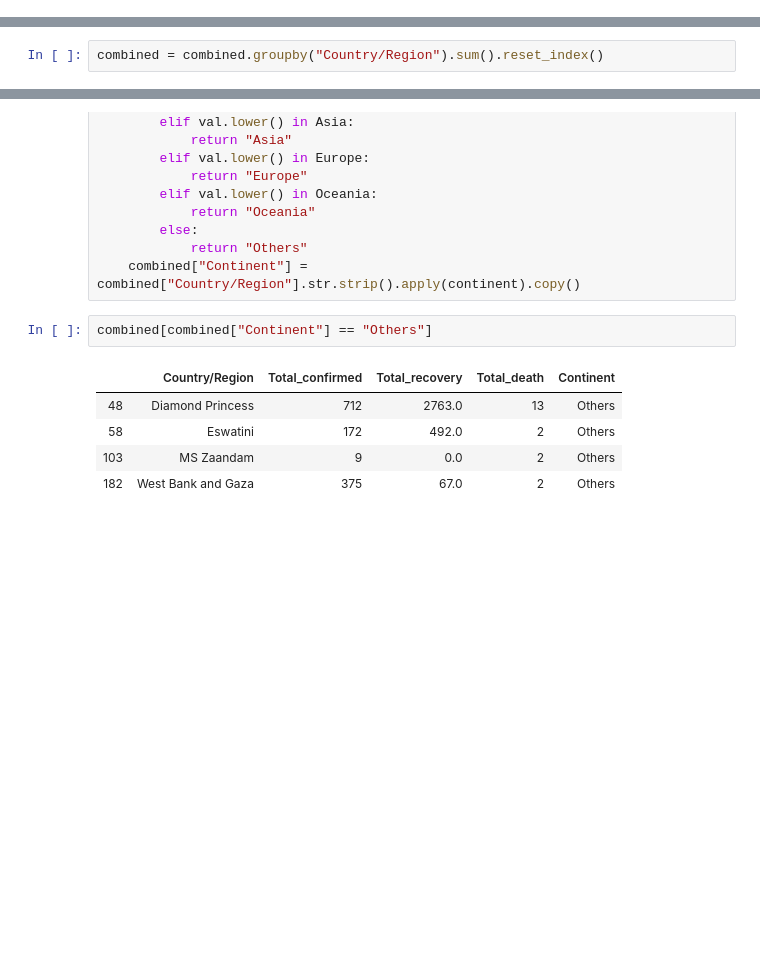
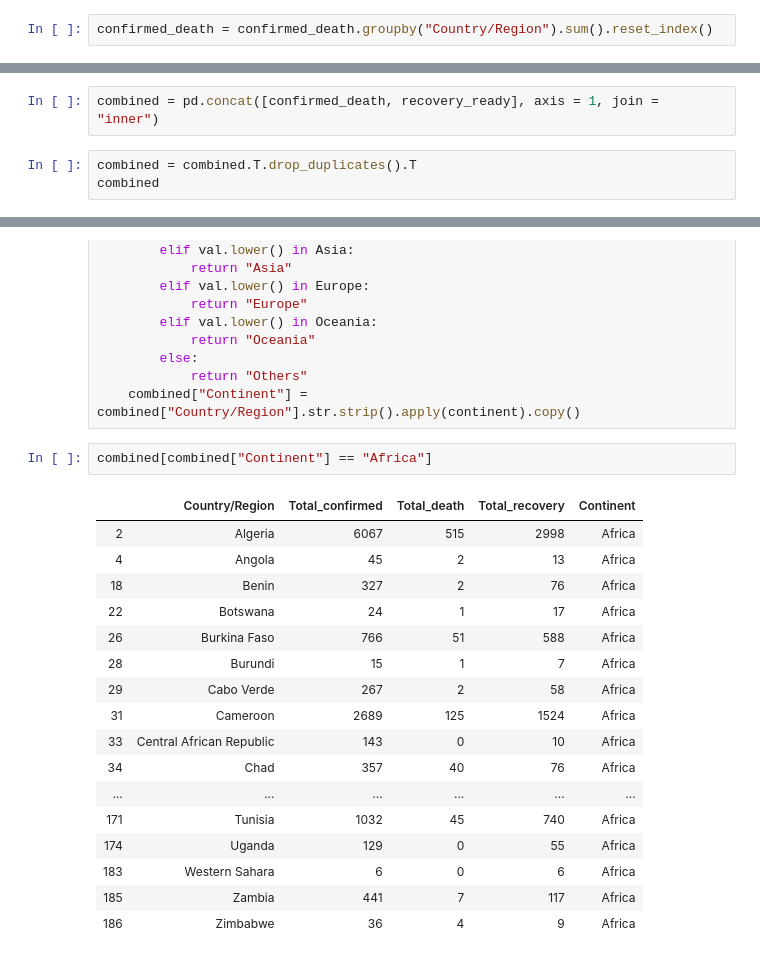
Before and after one commit to Predstan/COVID-19, a Jupyter notebook: covid_code.ipynb, the cells around one changed output, grey strips where cells are left out. Cells and saved outputs as stored; diff of their text form; blank space fills up the shorter version.

```diff
--- a/covid_code.ipynb
+++ b/covid_code.ipynb
@@ -171,0 +184,2 @@ combined.head(12)
+# %%
+confirmed_death = confirmed_death.groupby("Country/Region").sum().reset_index()
@@ -171,0 +188,5 @@ combined.head(12)
+# %%
+combined = pd.concat([confirmed_death, recovery_ready], axis = 1, join = "inner")
+# %%
+combined = combined.T.drop_duplicates().T
+combined
@@ -253,2 +272,0 @@ Name: Country/Region, Length: 187, dtype: int64
-# %%
-combined = combined.groupby("Country/Region").sum().reset_index()
@@ -285,13 +287,25 @@ with pd.option_context('mode.chained_assignment', None): #Avoiding Chained Assig
             return "Others"
     combined["Continent"] = combined["Country/Region"].str.strip().apply(continent).copy()
 # %%
-combined[combined["Continent"] == "Others"]
+combined[combined["Continent"] == "Africa"]
 # %% [output]
-|  | Country/Region | Total_confirmed | Total_recovery | Total_death | Continent |
-| 48 | Diamond Princess | 712 | 2763.0 | 13 | Others |
-| 58 | Eswatini | 172 | 492.0 | 2 | Others |
-| 103 | MS Zaandam | 9 | 0.0 | 2 | Others |
-| 182 | West Bank and Gaza | 375 | 67.0 | 2 | Others |
+|  | Country/Region | Total_confirmed | Total_death | Total_recovery | Continent |
+| 2 | Algeria | 6067 | 515 | 2998 | Africa |
+| 4 | Angola | 45 | 2 | 13 | Africa |
+| 18 | Benin | 327 | 2 | 76 | Africa |
+| 22 | Botswana | 24 | 1 | 17 | Africa |
+| 26 | Burkina Faso | 766 | 51 | 588 | Africa |
+| 28 | Burundi | 15 | 1 | 7 | Africa |
+| 29 | Cabo Verde | 267 | 2 | 58 | Africa |
+| 31 | Cameroon | 2689 | 125 | 1524 | Africa |
+| 33 | Central African Republic | 143 | 0 | 10 | Africa |
+| 34 | Chad | 357 | 40 | 76 | Africa |
+| ... | ... | ... | ... | ... | ... |
+| 171 | Tunisia | 1032 | 45 | 740 | Africa |
+| 174 | Uganda | 129 | 0 | 55 | Africa |
+| 183 | Western Sahara | 6 | 0 | 6 | Africa |
+| 185 | Zambia | 441 | 7 | 117 | Africa |
+| 186 | Zimbabwe | 36 | 4 | 9 | Africa |
 # %%
 combined[combined["Country/Region"] == "US"]
 # %% [output]
```
Also changed, not shown: parts of 22 cells of this notebook.
